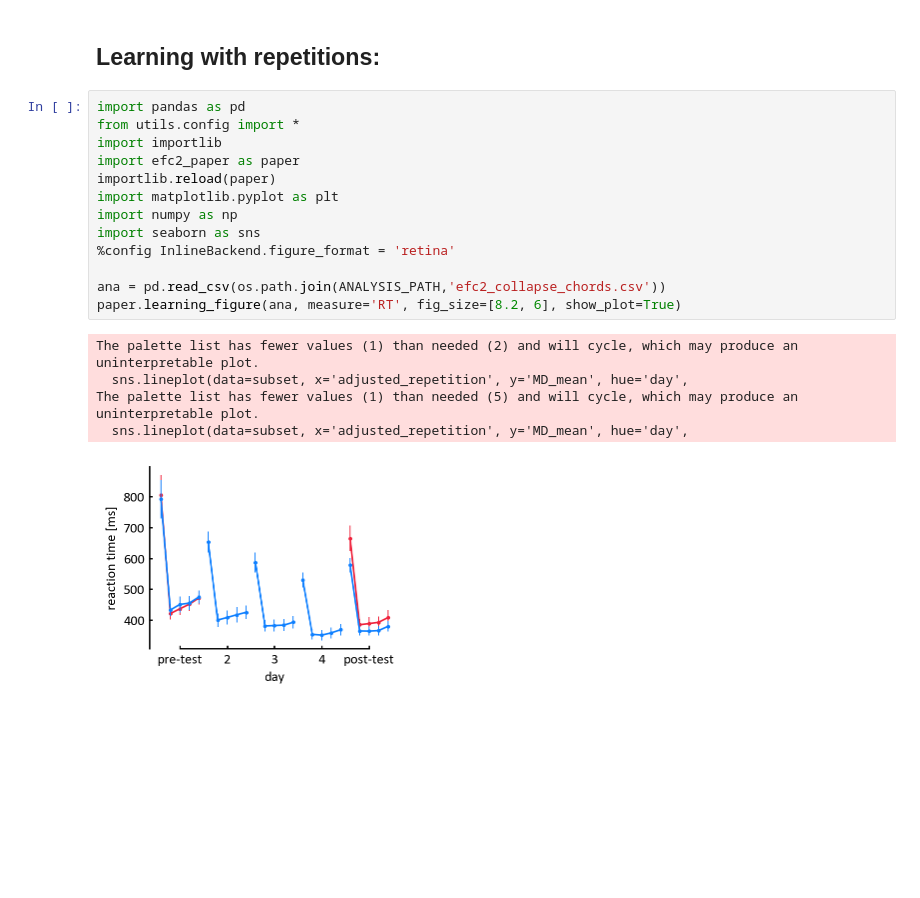
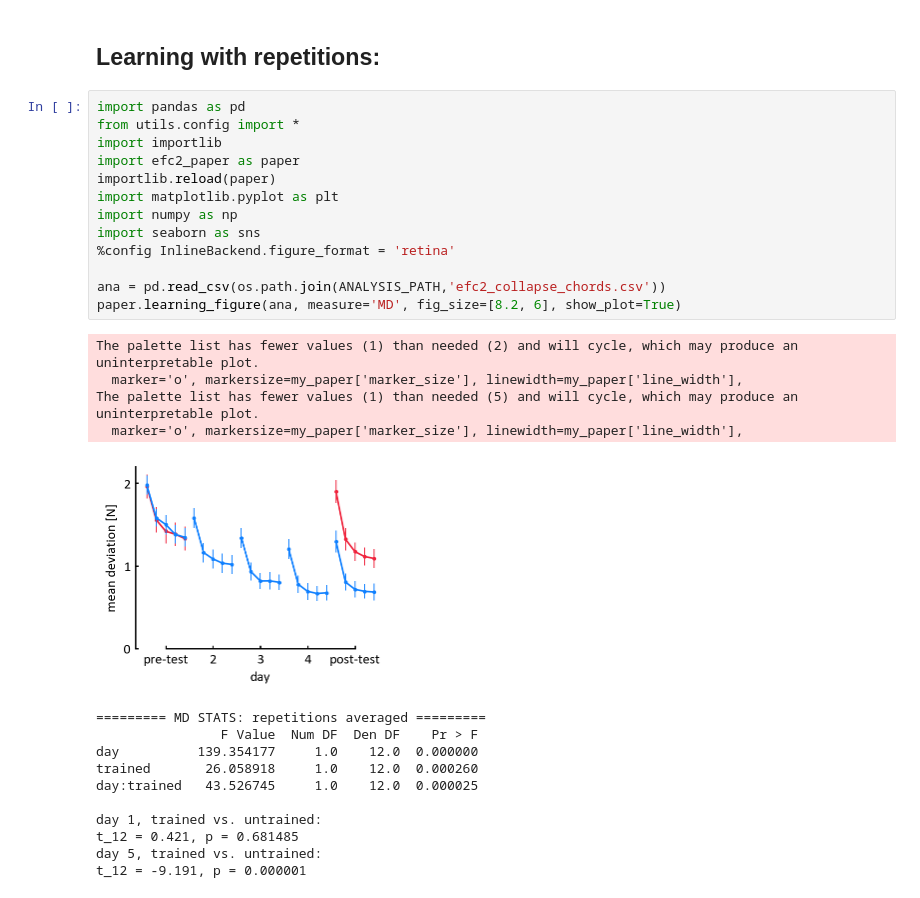
Before and after one commit to alighavam/EFC2, a Jupyter notebook: efc2_notebook.ipynb, the cells around one changed output. Cells and saved outputs as stored; diff of their text form; blank space fills up the shorter version.

Commit message:
stats

```diff
--- a/efc2_notebook.ipynb
+++ b/efc2_notebook.ipynb
@@ -92,19 +92,29 @@ analyze.collapse_chords(df)
 # %%
 import pandas as pd
 from utils.config import *
 import importlib
 import efc2_paper as paper
 importlib.reload(paper)
 import matplotlib.pyplot as plt
 import numpy as np
 import seaborn as sns
 %config InlineBackend.figure_format = 'retina'
 
 ana = pd.read_csv(os.path.join(ANALYSIS_PATH,'efc2_collapse_chords.csv'))
-paper.learning_figure(ana, measure='RT', fig_size=[8.2, 6], show_plot=True)
+paper.learning_figure(ana, measure='MD', fig_size=[8.2, 6], show_plot=True)
 # %% [output]
 The palette list has fewer values (1) than needed (2) and will cycle, which may produce an uninterpretable plot.
-  sns.lineplot(data=subset, x='adjusted_repetition', y='MD_mean', hue='day',
+  marker='o', markersize=my_paper['marker_size'], linewidth=my_paper['line_width'],
 The palette list has fewer values (1) than needed (5) and will cycle, which may produce an uninterpretable plot.
-  sns.lineplot(data=subset, x='adjusted_repetition', y='MD_mean', hue='day',
+  marker='o', markersize=my_paper['marker_size'], linewidth=my_paper['line_width'],
-[figure, old version]
+[figure, new version]
+========= MD STATS: repetitions averaged =========
+                F Value  Num DF  Den DF    Pr > F
+day          139.354177     1.0    12.0  0.000000
+trained       26.058918     1.0    12.0  0.000260
+day:trained   43.526745     1.0    12.0  0.000025
+
+day 1, trained vs. untrained:
+t_12 = 0.421, p = 0.681485
+day 5, trained vs. untrained:
+t_12 = -9.191, p = 0.000001
```
Also changed, not shown: 1 other file.
